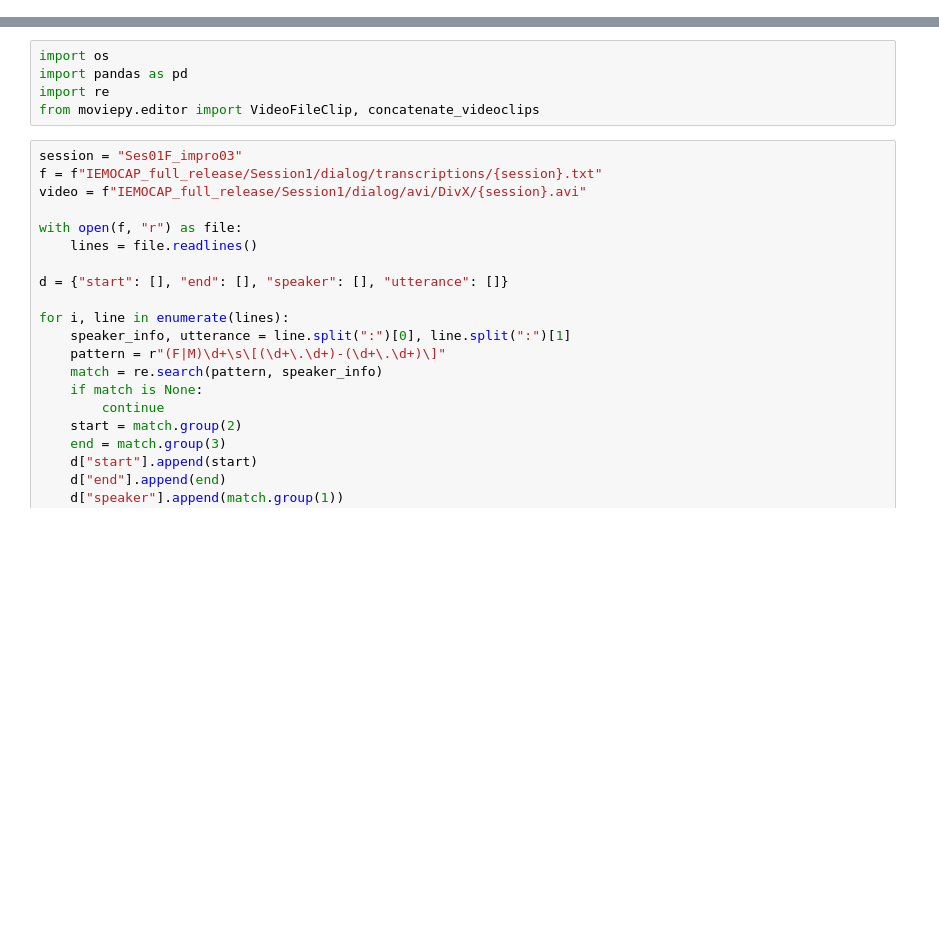
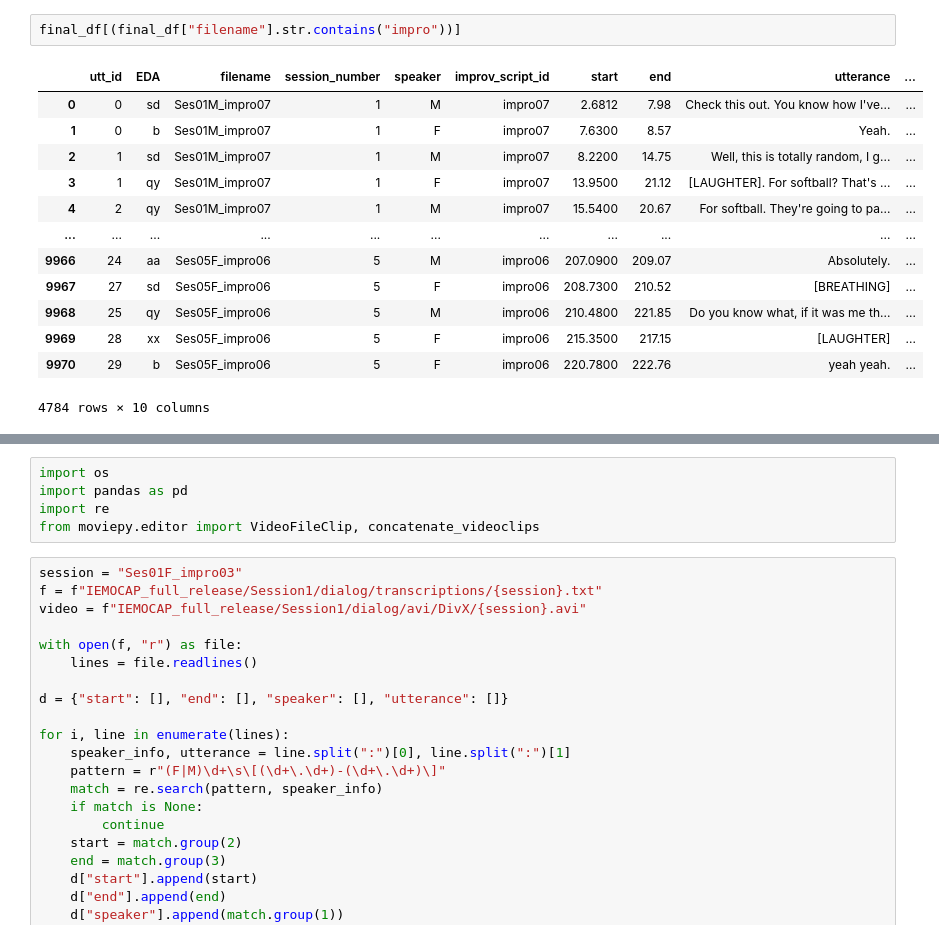
Before and after one commit to interaction-lab/multimodal-scripted-vs-improvised, a Jupyter notebook: iemocap_dataset_processing.ipynb, the cells around one changed output, grey strips where cells are left out. Drawn from its saved outputs; the diff is of its cells as text; blank space fills up the shorter version.

```diff
--- a/iemocap_dataset_processing.ipynb
+++ b/iemocap_dataset_processing.ipynb
@@ -0,0 +503,16 @@
+# %%
+final_df[(final_df["filename"].str.contains("impro"))]
+# %% [output]
+|  | utt_id | EDA | filename | session_number | speaker | improv_script_id | start | end | utterance | ... |
+| 0 | 0 | sd | Ses01M_impro07 | 1 | M | impro07 | 2.6812 | 7.98 | Check this out. You know how I've... | ... |
+| 1 | 0 | b | Ses01M_impro07 | 1 | F | impro07 | 7.6300 | 8.57 | Yeah. | ... |
+| 2 | 1 | sd | Ses01M_impro07 | 1 | M | impro07 | 8.2200 | 14.75 | Well, this is totally random, I g... | ... |
+| 3 | 1 | qy | Ses01M_impro07 | 1 | F | impro07 | 13.9500 | 21.12 | [LAUGHTER]. For softball? That's ... | ... |
+| 4 | 2 | qy | Ses01M_impro07 | 1 | M | impro07 | 15.5400 | 20.67 | For softball. They're going to pa... | ... |
+| ... | ... | ... | ... | ... | ... | ... | ... | ... | ... | ... |
+| 9966 | 24 | aa | Ses05F_impro06 | 5 | M | impro06 | 207.0900 | 209.07 | Absolutely. | ... |
+| 9967 | 27 | sd | Ses05F_impro06 | 5 | F | impro06 | 208.7300 | 210.52 | [BREATHING] | ... |
+| 9968 | 25 | qy | Ses05F_impro06 | 5 | M | impro06 | 210.4800 | 221.85 | Do you know what, if it was me th... | ... |
+| 9969 | 28 | xx | Ses05F_impro06 | 5 | F | impro06 | 215.3500 | 217.15 | [LAUGHTER] | ... |
+| 9970 | 29 | b | Ses05F_impro06 | 5 | F | impro06 | 220.7800 | 222.76 | yeah yeah. | ... |
+4784 rows × 10 columns
```
Also changed, not shown: parts of 14 cells of this notebook, 1 other file.
